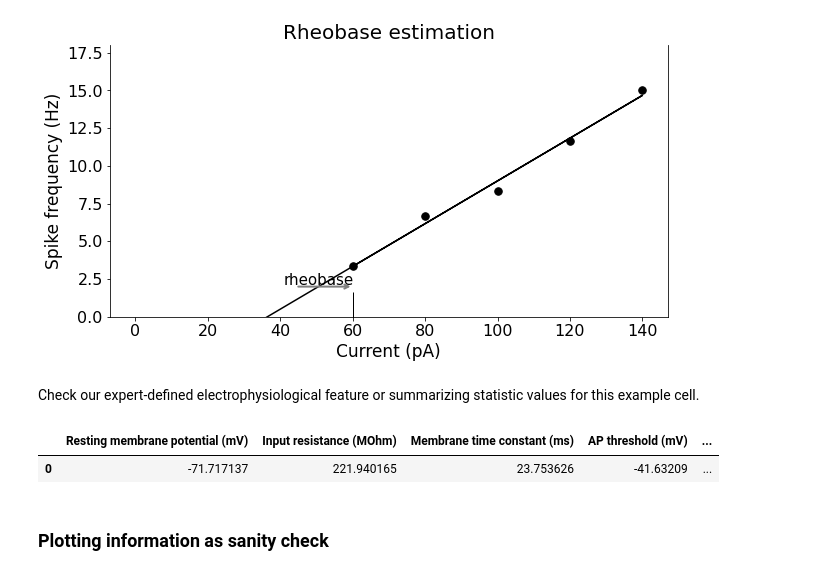
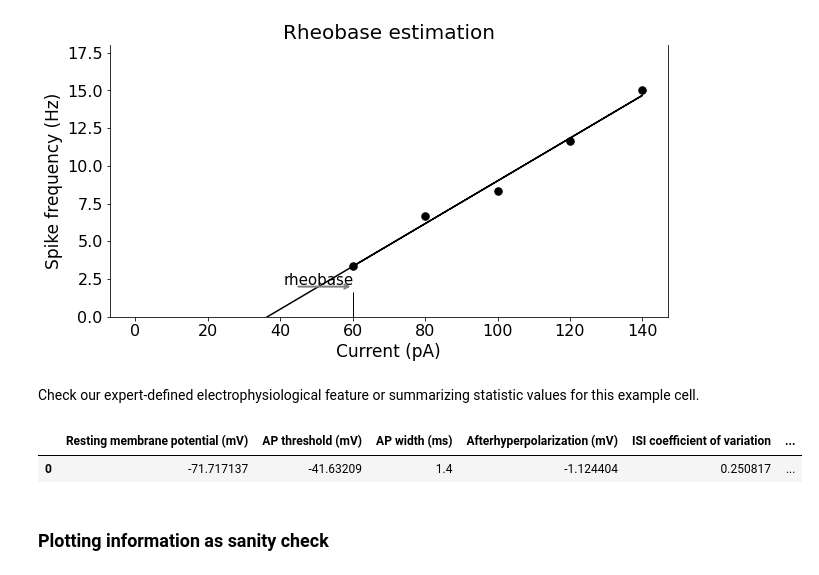
Before and after one commit to ybernaerts/PhD_thesis, a Jupyter notebook: ephys_extraction.ipynb, the cells around one changed output. Saved outputs shown, nothing was run; the diff lists cells and outputs as text; code cells hidden in the pictures.

```diff
--- a/ephys_extraction.ipynb
+++ b/ephys_extraction.ipynb
@@ -221,11 +203,20 @@ Cell_Features = get_cell_features(
 [figure]
 # %% [markdown]
 Check our expert-defined electrophysiological feature or summarizing statistic values for this example cell.
-# %%
-Cell_Features.iloc[0:1, :10]
-# %% [output]
-|  | Resting membrane potential (mV) | Input resistance (MOhm) | Membrane time constant (ms) | AP threshold (mV) | ... |
-| 0 | -71.717137 | 221.940165 | 23.753626 | -41.63209 | ... |
+# %%
+Cell_Features[
+    [
+        "Resting membrane potential (mV)",
+        "AP threshold (mV)",
+        "AP width (ms)",
+        "Afterhyperpolarization (mV)",
+        "ISI coefficient of variation",
+        "Sag ratio",
+    ]
+]
+# %% [output]
+|  | Resting membrane potential (mV) | AP threshold (mV) | AP width (ms) | Afterhyperpolarization (mV) | ISI coefficient of variation | ... |
+| 0 | -71.717137 | -41.63209 | 1.4 | -1.124404 | 0.250817 | ... |
 # %% [markdown]
 ### Plotting information as sanity check
 # %%
```
Also changed, not shown: parts of 18 cells of this notebook, 7 other files.
